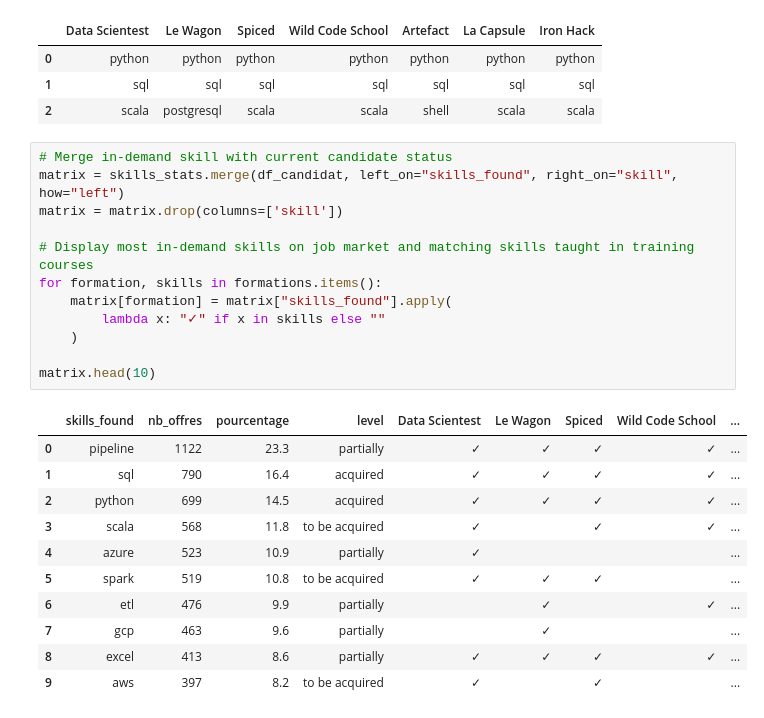
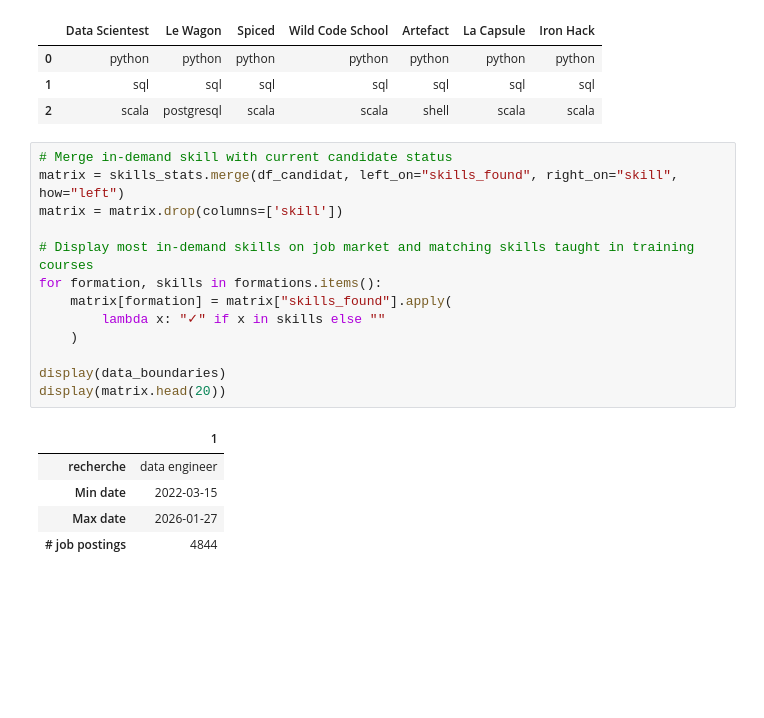
Before and after one commit to thcarole1/data-engineer-skills, a Jupyter notebook: notebooks/Data engineer skills.ipynb, the cells around one changed output. Saved outputs shown, nothing was run; the diff lists cells and outputs as text; blank space fills up the shorter version.

```diff
--- a/notebooks/Data engineer skills.ipynb
+++ b/notebooks/Data engineer skills.ipynb
@@ -509,24 +509,19 @@ display(df_formations.head(3))
 # %%
 # Merge in-demand skill with current candidate status
 matrix = skills_stats.merge(df_candidat, left_on="skills_found", right_on="skill", how="left")
 matrix = matrix.drop(columns=['skill'])
 
 # Display most in-demand skills on job market and matching skills taught in training courses
 for formation, skills in formations.items():
     matrix[formation] = matrix["skills_found"].apply(
         lambda x: "✓" if x in skills else ""
     )
 
-matrix.head(10)
+display(data_boundaries)
+display(matrix.head(20))
 # %% [output]
-|  | skills_found | nb_offres | pourcentage | level | Data Scientest | Le Wagon | Spiced | Wild Code School | ... |
-| 0 | pipeline | 1122 | 23.3 | partially | ✓ | ✓ | ✓ | ✓ | ... |
-| 1 | sql | 790 | 16.4 | acquired | ✓ | ✓ | ✓ | ✓ | ... |
-| 2 | python | 699 | 14.5 | acquired | ✓ | ✓ | ✓ | ✓ | ... |
-| 3 | scala | 568 | 11.8 | to be acquired | ✓ |  | ✓ | ✓ | ... |
-| 4 | azure | 523 | 10.9 | partially | ✓ |  |  |  | ... |
-| 5 | spark | 519 | 10.8 | to be acquired | ✓ | ✓ | ✓ |  | ... |
-| 6 | etl | 476 | 9.9 | partially |  | ✓ |  | ✓ | ... |
-| 7 | gcp | 463 | 9.6 | partially |  | ✓ |  |  | ... |
-| 8 | excel | 413 | 8.6 | partially | ✓ | ✓ | ✓ | ✓ | ... |
-| 9 | aws | 397 | 8.2 | to be acquired | ✓ |  | ✓ |  | ... |
+|  | 1 |
+| recherche | data engineer |
+| Min date | 2022-03-15 |
+| Max date | 2026-01-27 |
+| # job postings | 4844 |
```
Also changed, not shown: parts of 6 cells of this notebook.
